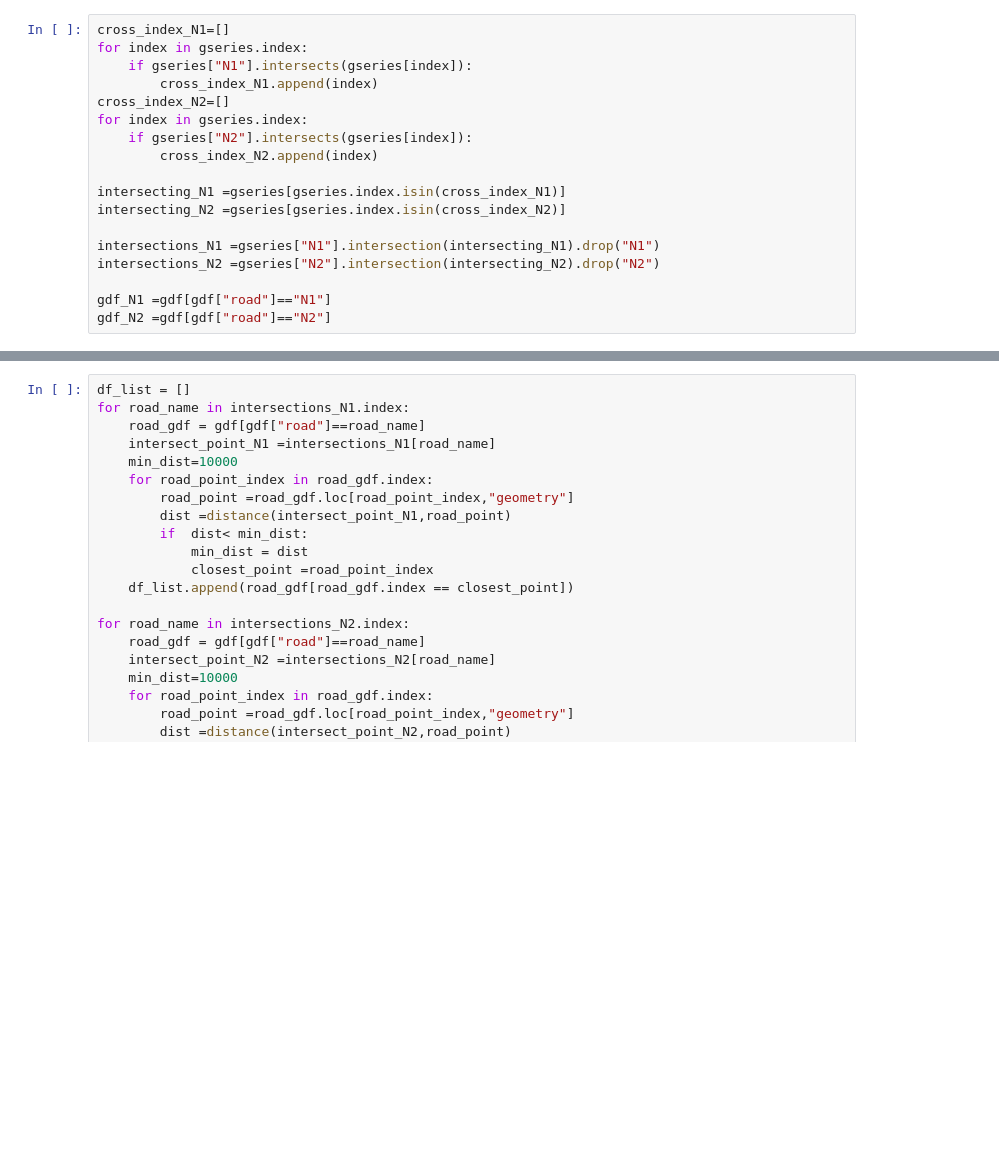
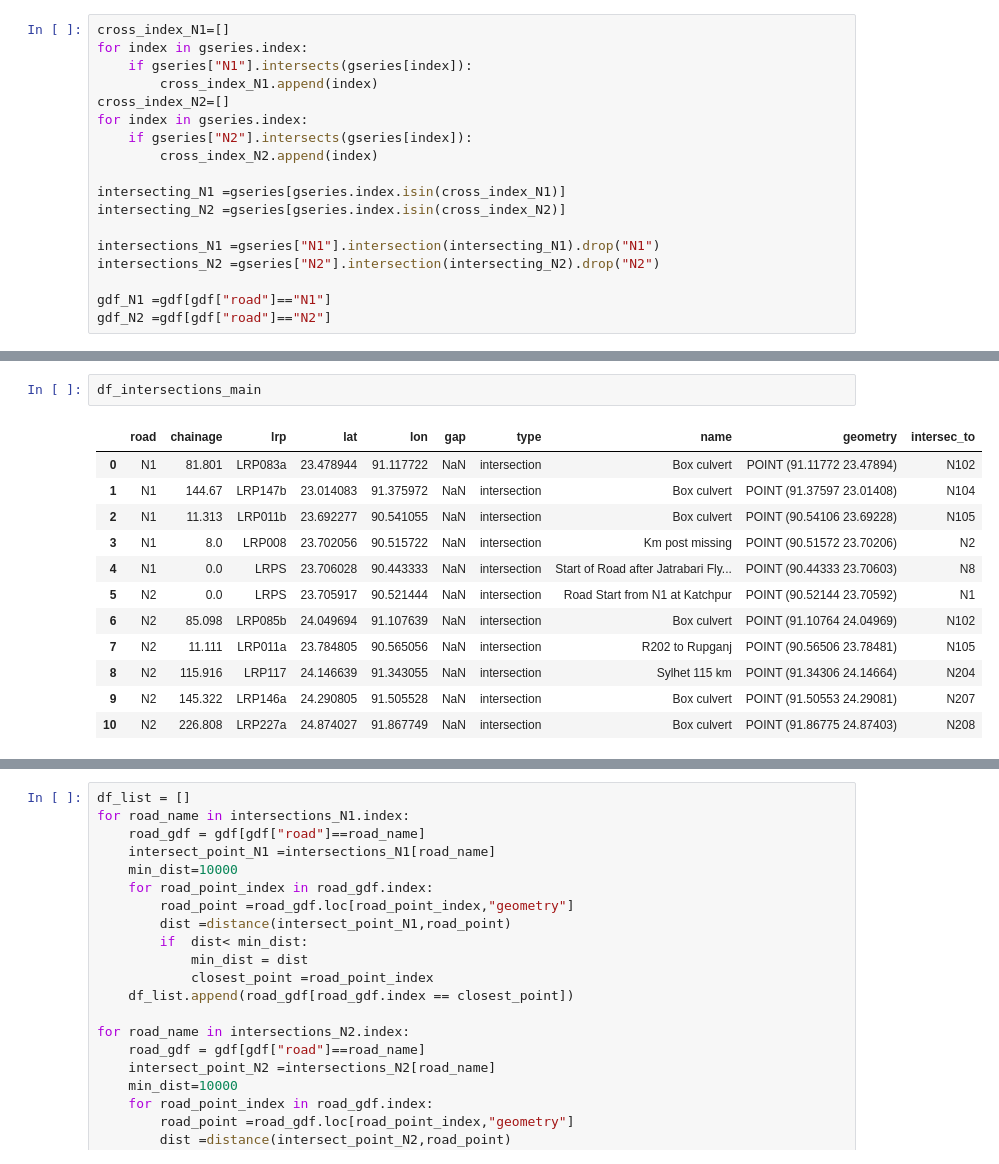
Before and after one commit to mlmoleman/EPA133a-G07-A3, a Jupyter notebook: model/Intersections_roads.ipynb, the cells around one changed output, grey strips where cells are left out. Drawn from its saved outputs; the diff is of its cells as text; blank space fills up the shorter version.

```diff
--- a/model/Intersections_roads.ipynb
+++ b/model/Intersections_roads.ipynb
@@ -54 +145,16 @@ print(len(intersections_N1),len(intersections_N2))
+# %%
+df_intersections_main
+# %% [output]
+|  | road | chainage | lrp | lat | lon | gap | type | name | geometry | intersec_to |
+| 0 | N1 | 81.801 | LRP083a | 23.478944 | 91.117722 | NaN | intersection | Box culvert | POINT (91.11772 23.47894) | N102 |
+| 1 | N1 | 144.67 | LRP147b | 23.014083 | 91.375972 | NaN | intersection | Box culvert | POINT (91.37597 23.01408) | N104 |
+| 2 | N1 | 11.313 | LRP011b | 23.692277 | 90.541055 | NaN | intersection | Box culvert | POINT (90.54106 23.69228) | N105 |
+| 3 | N1 | 8.0 | LRP008 | 23.702056 | 90.515722 | NaN | intersection | Km post missing | POINT (90.51572 23.70206) | N2 |
+| 4 | N1 | 0.0 | LRPS | 23.706028 | 90.443333 | NaN | intersection | Start of Road after Jatrabari Fly... | POINT (90.44333 23.70603) | N8 |
+| 5 | N2 | 0.0 | LRPS | 23.705917 | 90.521444 | NaN | intersection | Road Start from N1 at Katchpur | POINT (90.52144 23.70592) | N1 |
+| 6 | N2 | 85.098 | LRP085b | 24.049694 | 91.107639 | NaN | intersection | Box culvert | POINT (91.10764 24.04969) | N102 |
+| 7 | N2 | 11.111 | LRP011a | 23.784805 | 90.565056 | NaN | intersection | R202 to Rupganj | POINT (90.56506 23.78481) | N105 |
+| 8 | N2 | 115.916 | LRP117 | 24.146639 | 91.343055 | NaN | intersection | Sylhet 115 km | POINT (91.34306 24.14664) | N204 |
+| 9 | N2 | 145.322 | LRP146a | 24.290805 | 91.505528 | NaN | intersection | Box culvert | POINT (91.50553 24.29081) | N207 |
+| 10 | N2 | 226.808 | LRP227a | 24.874027 | 91.867749 | NaN | intersection | Box culvert | POINT (91.86775 24.87403) | N208 |
 # %%
```
Also changed, not shown: parts of 21 cells of this notebook.
